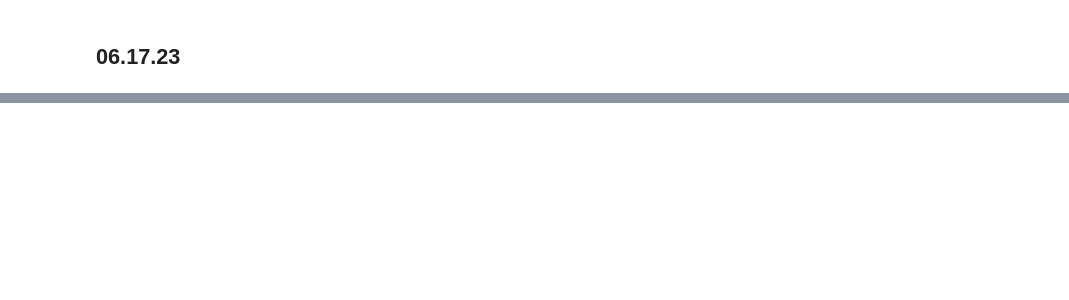
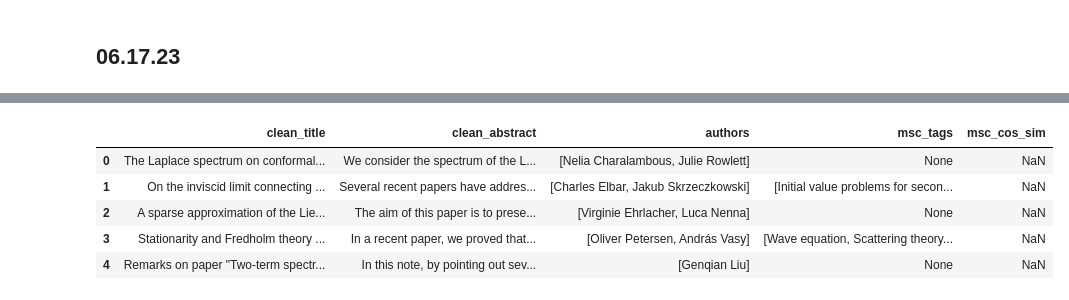
Before and after one commit to Michael-Geis/Fritz, a Jupyter notebook: collection.ipynb, the cells around one changed output, grey strips where cells are left out. Cells and saved outputs as stored; diff of their text form; code cells hidden in the pictures; blank space fills up the shorter version.

```diff
--- a/collection.ipynb
+++ b/collection.ipynb
@@ -607,0 +597,21 @@ lib.clean_lib.to_parquet('./data/clean_APSP.parquet')
+# %%
+from cleaning import cleaning
+import pandas as pd
+import importlib
+importlib.reload(cleaning)
+
+data = pd.read_parquet('./data/APSP.parquet')
+
+clean_data = cleaning.main(
+    raw_arxiv_results=data,path_to_embeddings='./data/APSP_mini_vec.parquet'
+)
+# %%
+pd.set_option('display.max_colwidth', 0)
+clean_data.head()
+# %% [output]
+|  | clean_title | clean_abstract | authors | msc_tags | msc_cos_sim |
+| 0 | The Laplace spectrum on conformal... | We consider the spectrum of the L... | [Nelia Charalambous, Julie Rowlett] | None | NaN |
+| 1 | On the inviscid limit connecting ... | Several recent papers have addres... | [Charles Elbar, Jakub Skrzeczkowski] | [Initial value problems for secon... | NaN |
+| 2 | A sparse approximation of the Lie... | The aim of this paper is to prese... | [Virginie Ehrlacher, Luca Nenna] | None | NaN |
+| 3 | Stationarity and Fredholm theory ... | In a recent paper, we proved that... | [Oliver Petersen, András Vasy] | [Wave equation, Scattering theory... | NaN |
+| 4 | Remarks on paper "Two-term spectr... | In this note, by pointing out sev... | [Genqian Liu] | None | NaN |
```
Also changed, not shown: parts of 2 cells of this notebook, 3 other files.
